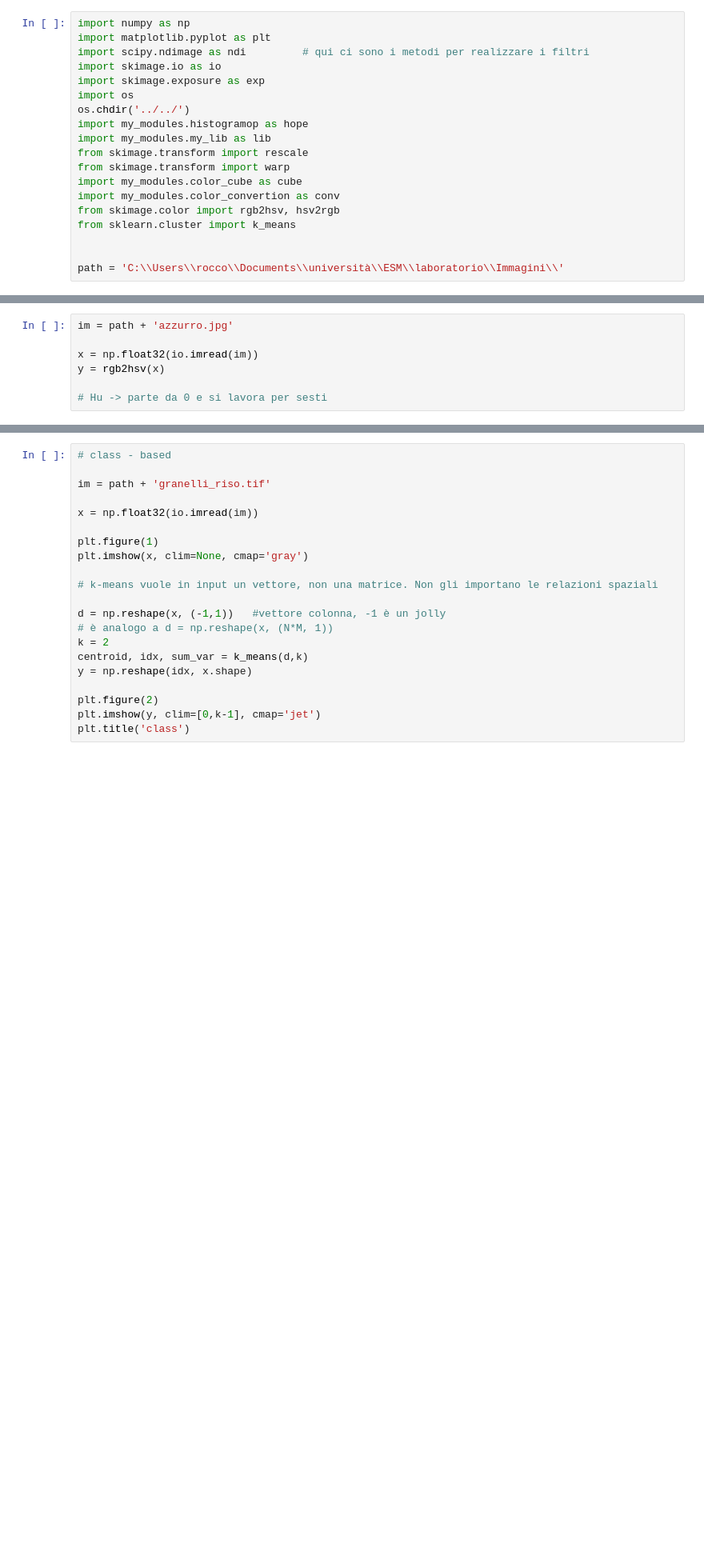
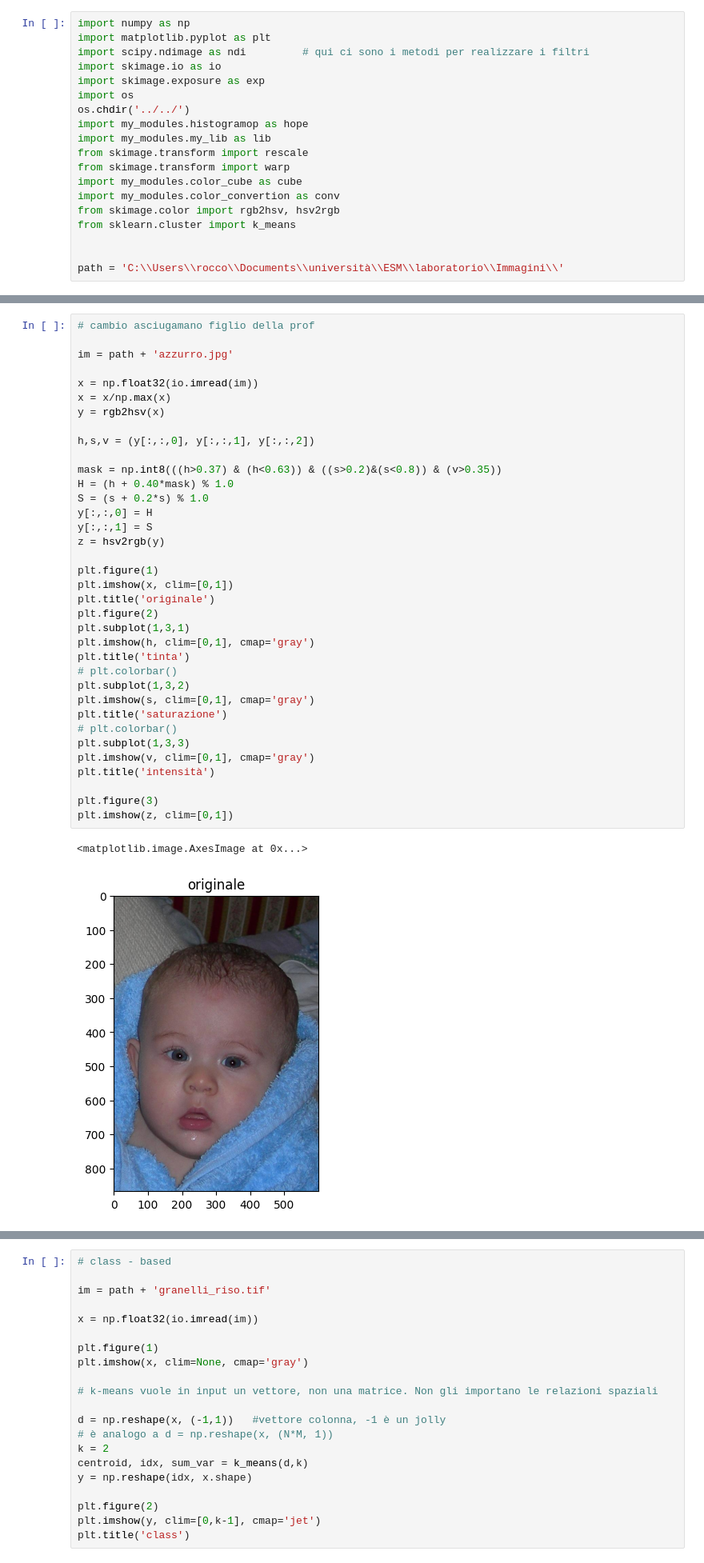
Before and after one commit to roccolr/ESM, a Jupyter notebook: esercitazioni/esercitazione_5/teoria.ipynb, the cells around one changed output, grey strips where cells are left out. Shown at 80% size. Saved outputs shown, nothing was run; the diff lists cells and outputs as text; blank space fills up the shorter version.

```diff
--- a/esercitazioni/esercitazione_5/teoria.ipynb
+++ b/esercitazioni/esercitazione_5/teoria.ipynb
@@ -26,7 +51,39 @@ path = 'C:\\Users\\rocco\\Documents\\università\\ESM\\laboratorio\\Immagini\\'
 # %%
+# cambio asciugamano figlio della prof
+
 im = path + 'azzurro.jpg'
 
 x = np.float32(io.imread(im))
+x = x/np.max(x)
 y = rgb2hsv(x)
 
-# Hu -> parte da 0 e si lavora per sesti
+h,s,v = (y[:,:,0], y[:,:,1], y[:,:,2])
+
+mask = np.int8(((h>0.37) & (h<0.63)) & ((s>0.2)&(s<0.8)) & (v>0.35))
+H = (h + 0.40*mask) % 1.0
+S = (s + 0.2*s) % 1.0
+y[:,:,0] = H
+y[:,:,1] = S
+z = hsv2rgb(y)
+
+plt.figure(1)
+plt.imshow(x, clim=[0,1])
+plt.title('originale')
+plt.figure(2)
+plt.subplot(1,3,1)
+plt.imshow(h, clim=[0,1], cmap='gray')
+plt.title('tinta')
+# plt.colorbar()
+plt.subplot(1,3,2)
+plt.imshow(s, clim=[0,1], cmap='gray')
+plt.title('saturazione')
+# plt.colorbar()
+plt.subplot(1,3,3)
+plt.imshow(v, clim=[0,1], cmap='gray')
+plt.title('intensità')
+
+plt.figure(3)
+plt.imshow(z, clim=[0,1])
+# %% [output]
+<matplotlib.image.AxesImage at 0x...>
+[figure, added]
```
Also changed, not shown: parts of 4 cells of this notebook, 7 other files.
